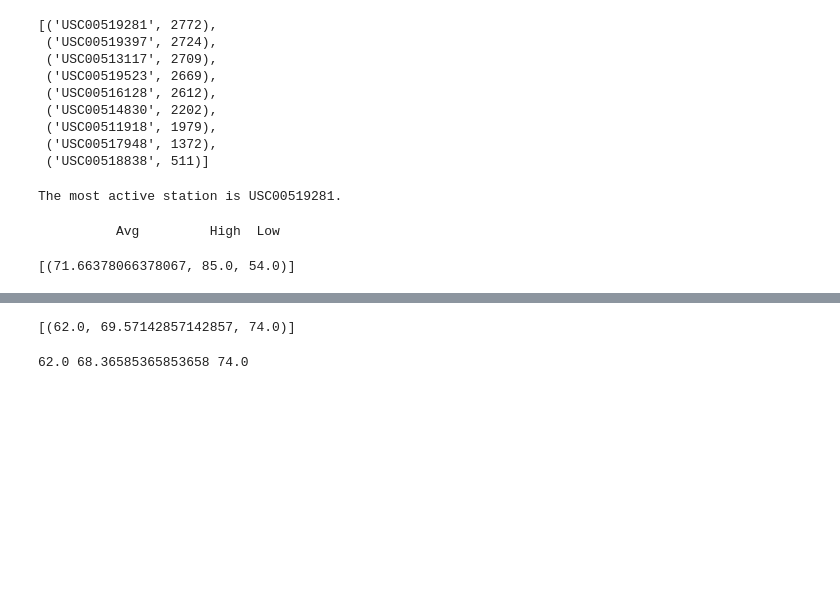
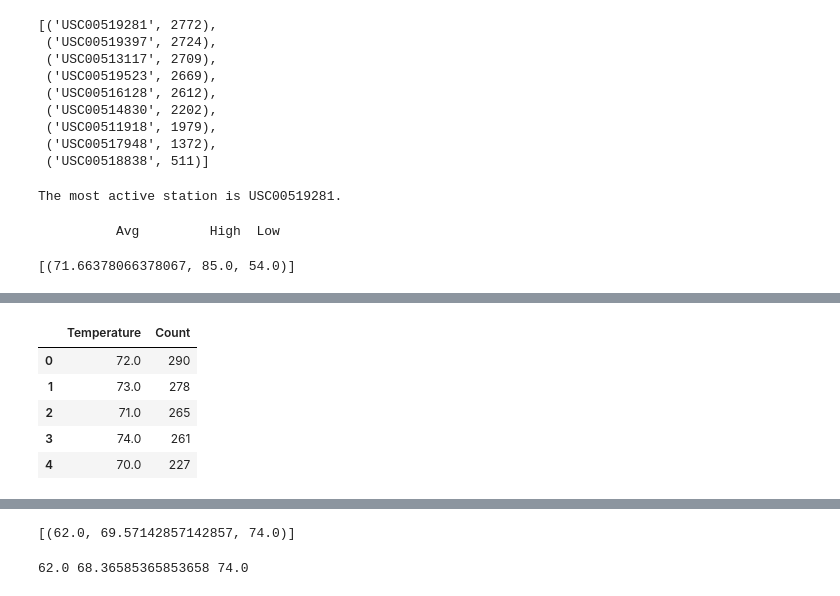
Before and after one commit to astoriajosh28/myhomework, a Jupyter notebook: HW#10/climate_starter.ipynb, the cells around one changed output, grey strips where cells are left out. Drawn from its saved outputs; the diff is of its cells as text; code cells hidden in the pictures; blank space fills up the shorter version.

```diff
--- a/HW#10/climate_starter.ipynb
+++ b/HW#10/climate_starter.ipynb
@@ -146 +158,12 @@ session.query(*temp).filter(Measurement.station==active_station).all()
+# %%
+#Confirm Count Tobs Prior to Histogram
+temp_observations_count=temp_observations_df["tobs"].value_counts().reset_index().rename(columns={"index": "Temperature", "tobs": "Count"})
+temp_observations_count.head()
+# %% [output]
+|  | Temperature | Count |
+| 0 | 72.0 | 290 |
+| 1 | 73.0 | 278 |
+| 2 | 71.0 | 265 |
+| 3 | 74.0 | 261 |
+| 4 | 70.0 | 227 |
 # %%
```
Also changed, not shown: parts of 4 cells of this notebook.
